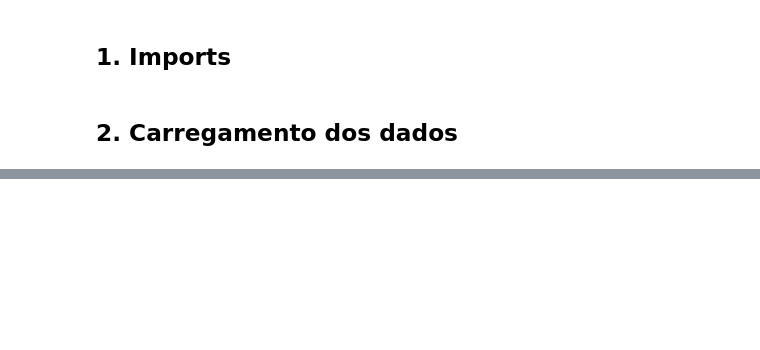
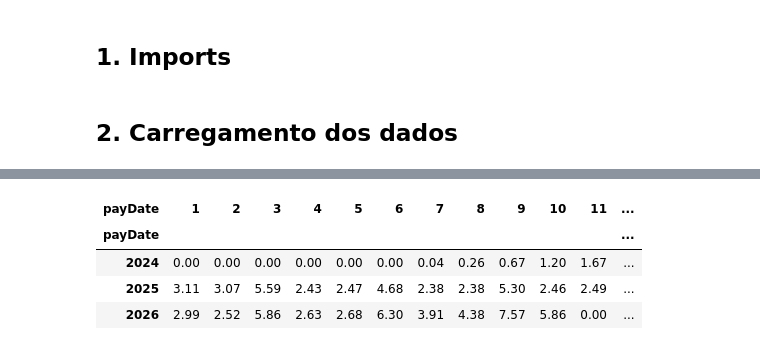
Before and after one commit to ololumas2611/portfolio-predict, a Jupyter notebook: notebooks/03_eda.ipynb, the cells around one changed output, grey strips where cells are left out. Cells and saved outputs as stored; diff of their text form; code cells hidden in the pictures; blank space fills up the shorter version.

```diff
--- a/notebooks/03_eda.ipynb
+++ b/notebooks/03_eda.ipynb
@@ -27,0 +114,15 @@ df.info()
+# %%
+# Total recebido por ano (linhas) e mês (colunas)
+monthly = df.pivot_table(
+    index=df['payDate'].dt.year,
+    columns=df['payDate'].dt.month,
+    values='amountInEuro',
+    aggfunc='sum',
+).fillna(0)
+monthly
+# %% [output]
+| payDate | 1 | 2 | 3 | 4 | 5 | 6 | 7 | 8 | 9 | 10 | 11 | ... |
+| payDate |  |  |  |  |  |  |  |  |  |  |  | ... |
+| 2024 | 0.00 | 0.00 | 0.00 | 0.00 | 0.00 | 0.00 | 0.04 | 0.26 | 0.67 | 1.20 | 1.67 | ... |
+| 2025 | 3.11 | 3.07 | 5.59 | 2.43 | 2.47 | 4.68 | 2.38 | 2.38 | 5.30 | 2.46 | 2.49 | ... |
+| 2026 | 2.99 | 2.52 | 5.86 | 2.63 | 2.68 | 6.30 | 3.91 | 4.38 | 7.57 | 5.86 | 0.00 | ... |
```
Also changed, not shown: parts of 14 cells of this notebook.
